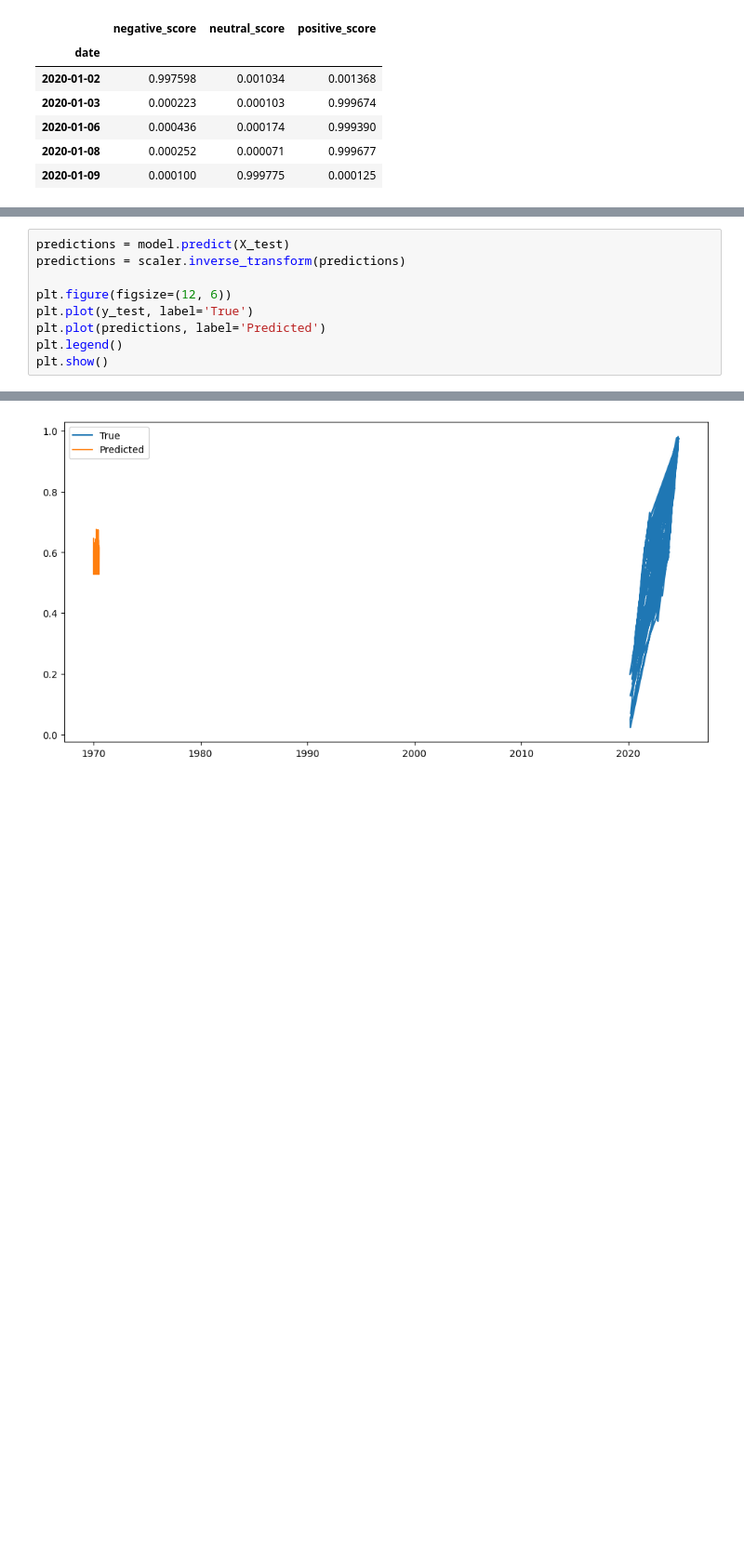
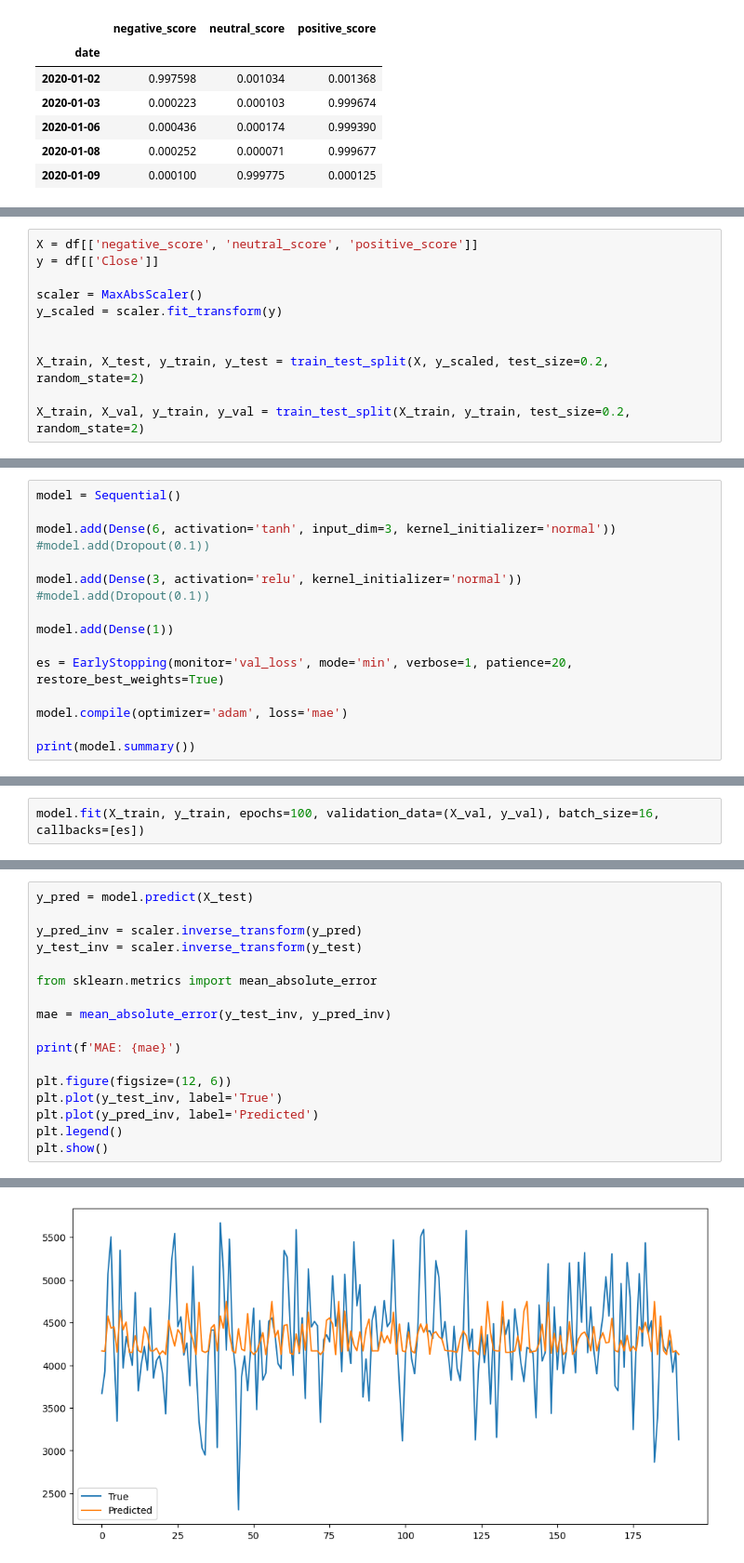
Before and after one commit to erlonL/series-temporais, a Jupyter notebook: projeto2/ST_Projeto2_.ipynb, the cells around one changed output, grey strips where cells are left out. Shown at 93% size. Cells and saved outputs as stored; diff of their text form; blank space fills up the shorter version.

Commit message:
added forecasting with Neural Net (Sequential and Prophet), with and without sentiment analysis

```diff
--- a/projeto2/ST_Projeto2_.ipynb
+++ b/projeto2/ST_Projeto2_.ipynb
@@ -391,0 +435,11 @@ Epoch 100/100
+# %%
+X = df[['negative_score', 'neutral_score', 'positive_score']]
+y = df[['Close']]
+
+scaler = MaxAbsScaler()
+y_scaled = scaler.fit_transform(y)
+
+
+X_train, X_test, y_train, y_test = train_test_split(X, y_scaled, test_size=0.2, random_state=2)
+
+X_train, X_val, y_train, y_val = train_test_split(X_train, y_train, test_size=0.2, random_state=2)
@@ -391,0 +450,16 @@ Epoch 100/100
+# %%
+model = Sequential()
+
+model.add(Dense(6, activation='tanh', input_dim=3, kernel_initializer='normal'))
+#model.add(Dropout(0.1))
+
+model.add(Dense(3, activation='relu', kernel_initializer='normal'))
+#model.add(Dropout(0.1))
+
+model.add(Dense(1))
+
+es = EarlyStopping(monitor='val_loss', mode='min', verbose=1, patience=20, restore_best_weights=True)
+
+model.compile(optimizer='adam', loss='mae')
+
+print(model.summary())
@@ -391,0 +481,2 @@ Epoch 100/100
+# %%
+model.fit(X_train, y_train, epochs=100, validation_data=(X_val, y_val), batch_size=16, callbacks=[es])
@@ -399,10 +509,18 @@ losses.plot()
 # %%
-predictions = model.predict(X_test)
-predictions = scaler.inverse_transform(predictions)
+y_pred = model.predict(X_test)
+
+y_pred_inv = scaler.inverse_transform(y_pred)
+y_test_inv = scaler.inverse_transform(y_test)
+
+from sklearn.metrics import mean_absolute_error
+
+mae = mean_absolute_error(y_test_inv, y_pred_inv)
+
+print(f'MAE: {mae}')
 
 plt.figure(figsize=(12, 6))
-plt.plot(y_test, label='True')
-plt.plot(predictions, label='Predicted')
+plt.plot(y_test_inv, label='True')
+plt.plot(y_pred_inv, label='Predicted')
 plt.legend()
 plt.show()
 # %% [output]
@@ -410 +529 @@ plt.show()
-[figure, old version]
+[figure, new version]
```
Also changed, not shown: parts of 27 cells of this notebook.
